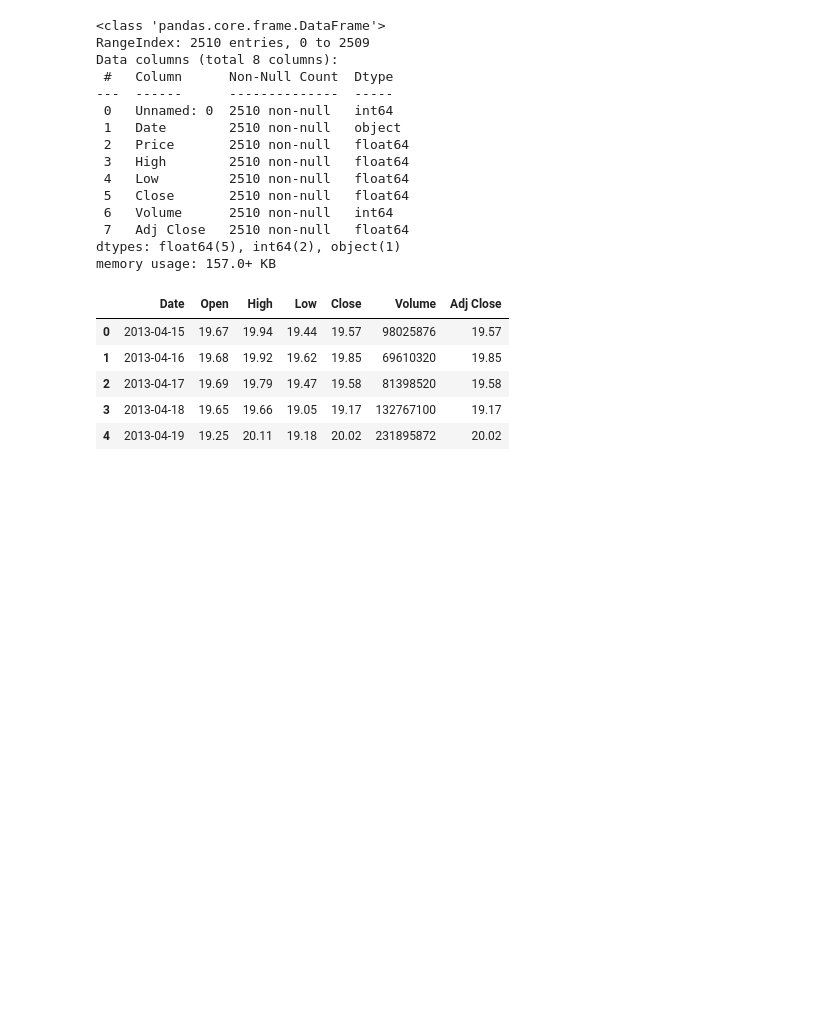
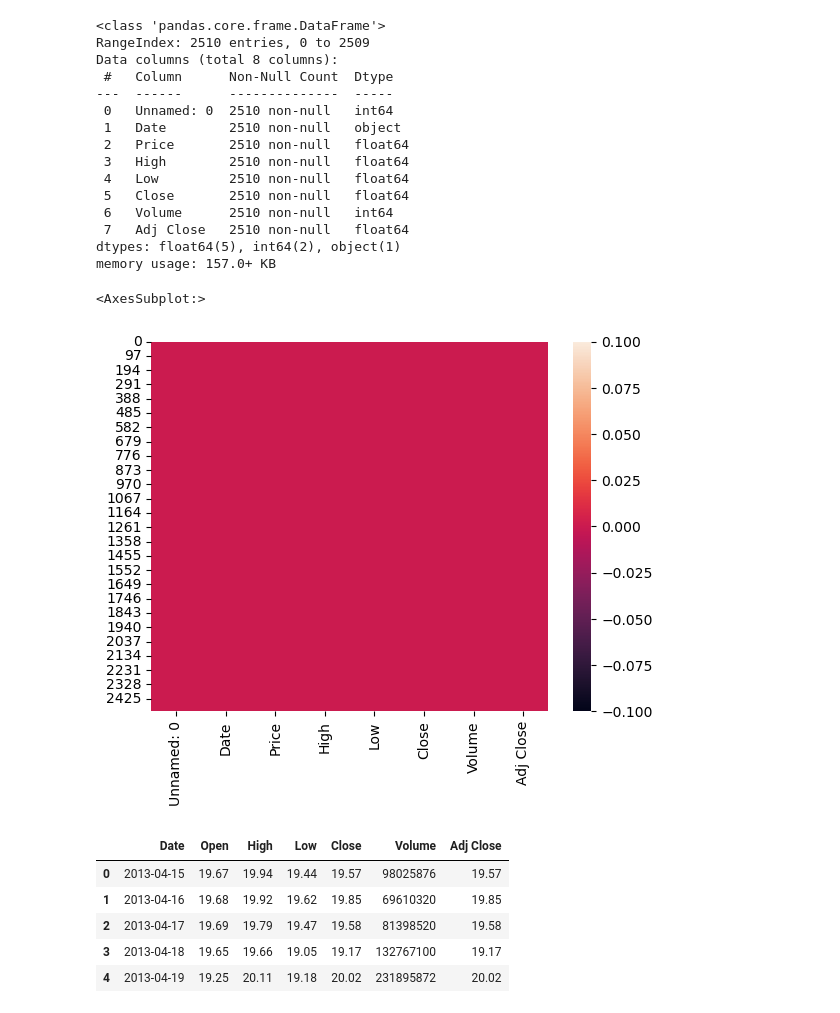
Before and after one commit to ChandaSourav/MachineLearning, a Jupyter notebook: google-stock-price.ipynb, the cells around one changed output. Cells and saved outputs as stored; diff of their text form; code cells hidden in the pictures; blank space fills up the shorter version.

```diff
--- a/google-stock-price.ipynb
+++ b/google-stock-price.ipynb
@@ -82,6 +90,11 @@ Data columns (total 8 columns):
  7   Adj Close   2510 non-null   float64
 dtypes: float64(5), int64(2), object(1)
 memory usage: 157.0+ KB
+# %%
+sns.heatmap(daily_df.isnull())
+# %% [output]
+<AxesSubplot:>
+[figure, added]
 # %%
 daily_df.drop(['Unnamed: 0'],axis=1,inplace=True)
 weekly_df.drop(['Unnamed: 0'],axis=1,inplace=True)
```
Also changed, not shown: parts of 13 cells of this notebook.
